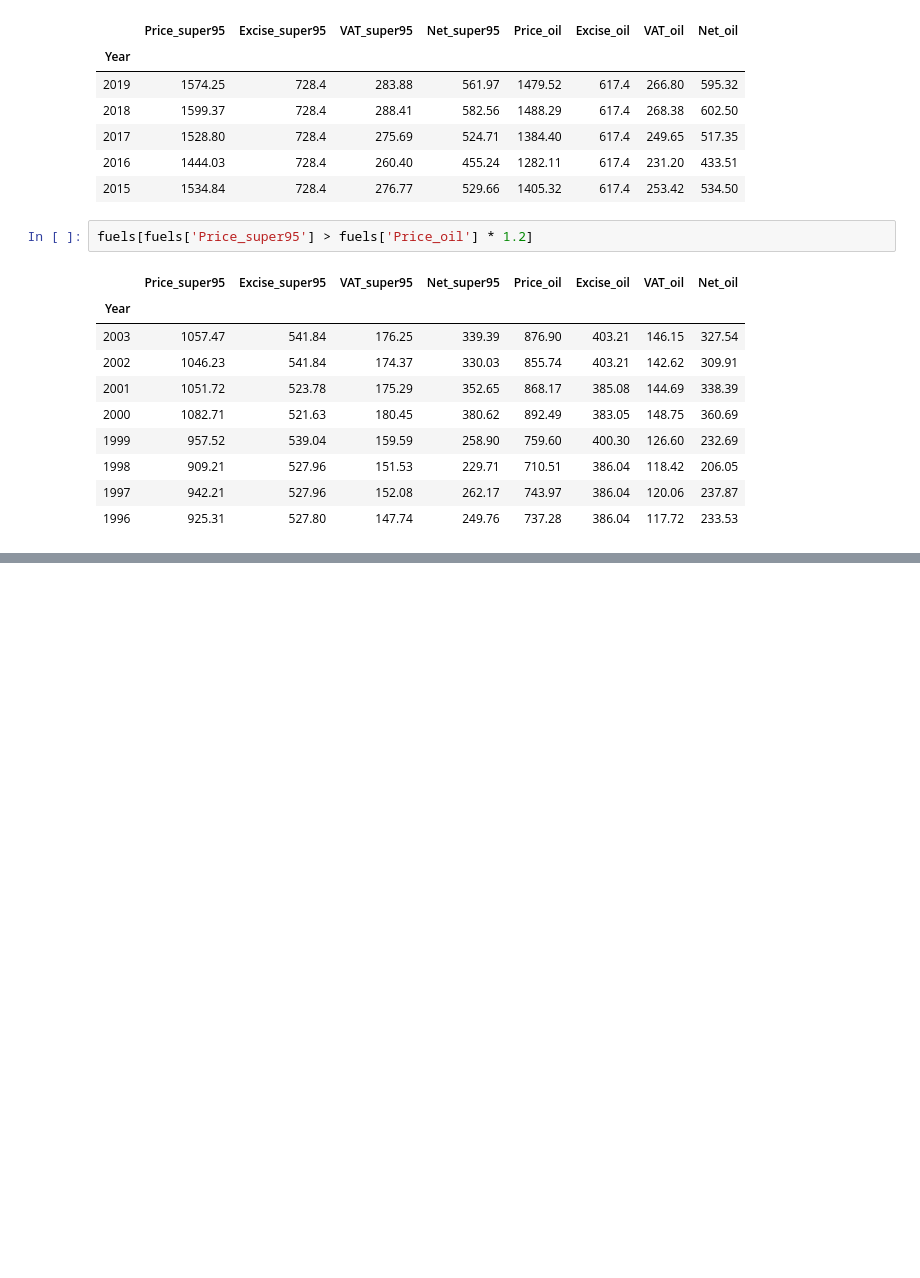
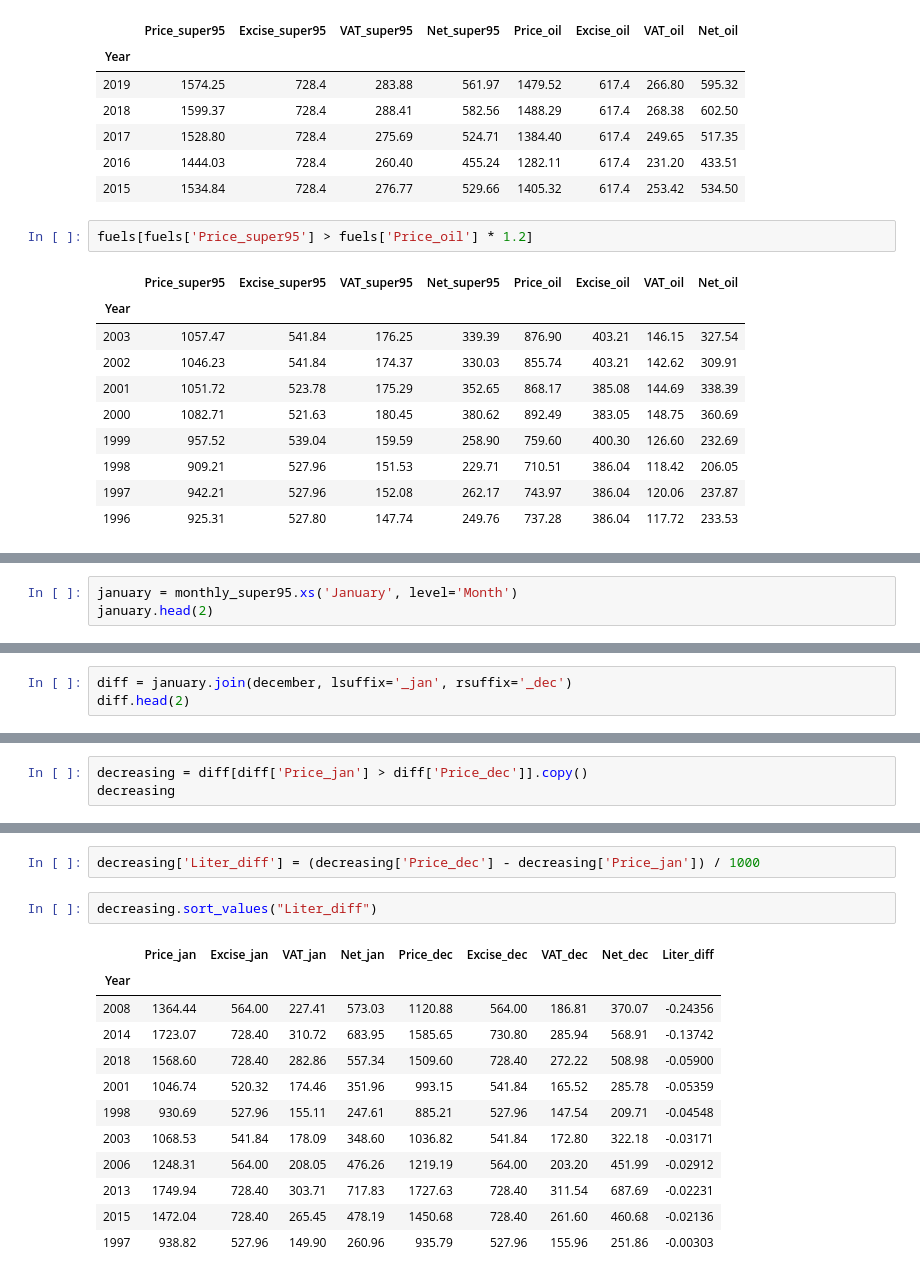
Before and after one commit to enricobacis/enricobacis.github.io, a Jupyter notebook: data/notebooks/03.5-Data Input and Output.ipynb, the cells around one changed output, grey strips where cells are left out. Saved outputs shown, nothing was run; the diff lists cells and outputs as text; blank space fills up the shorter version.

```diff
--- a/data/notebooks/03.5-Data Input and Output.ipynb
+++ b/data/notebooks/03.5-Data Input and Output.ipynb
@@ -230,0 +301,3 @@ fuels[fuels['Price_super95'] > fuels['Price_oil'] * 1.2]
+# %%
+january = monthly_super95.xs('January', level='Month')
+january.head(2)
@@ -230,0 +309,3 @@ fuels[fuels['Price_super95'] > fuels['Price_oil'] * 1.2]
+# %%
+diff = january.join(december, lsuffix='_jan', rsuffix='_dec')
+diff.head(2)
@@ -230,0 +317,3 @@ fuels[fuels['Price_super95'] > fuels['Price_oil'] * 1.2]
+# %%
+decreasing = diff[diff['Price_jan'] > diff['Price_dec']].copy()
+decreasing
@@ -230,0 +333,17 @@ fuels[fuels['Price_super95'] > fuels['Price_oil'] * 1.2]
+# %%
+decreasing['Liter_diff'] = (decreasing['Price_dec'] - decreasing['Price_jan']) / 1000
+# %%
+decreasing.sort_values("Liter_diff")
+# %% [output]
+|  | Price_jan | Excise_jan | VAT_jan | Net_jan | Price_dec | Excise_dec | VAT_dec | Net_dec | Liter_diff |
+| Year |  |  |  |  |  |  |  |  |  |
+| 2008 | 1364.44 | 564.00 | 227.41 | 573.03 | 1120.88 | 564.00 | 186.81 | 370.07 | -0.24356 |
+| 2014 | 1723.07 | 728.40 | 310.72 | 683.95 | 1585.65 | 730.80 | 285.94 | 568.91 | -0.13742 |
+| 2018 | 1568.60 | 728.40 | 282.86 | 557.34 | 1509.60 | 728.40 | 272.22 | 508.98 | -0.05900 |
+| 2001 | 1046.74 | 520.32 | 174.46 | 351.96 | 993.15 | 541.84 | 165.52 | 285.78 | -0.05359 |
+| 1998 | 930.69 | 527.96 | 155.11 | 247.61 | 885.21 | 527.96 | 147.54 | 209.71 | -0.04548 |
+| 2003 | 1068.53 | 541.84 | 178.09 | 348.60 | 1036.82 | 541.84 | 172.80 | 322.18 | -0.03171 |
+| 2006 | 1248.31 | 564.00 | 208.05 | 476.26 | 1219.19 | 564.00 | 203.20 | 451.99 | -0.02912 |
+| 2013 | 1749.94 | 728.40 | 303.71 | 717.83 | 1727.63 | 728.40 | 311.54 | 687.69 | -0.02231 |
+| 2015 | 1472.04 | 728.40 | 265.45 | 478.19 | 1450.68 | 728.40 | 261.60 | 460.68 | -0.02136 |
+| 1997 | 938.82 | 527.96 | 149.90 | 260.96 | 935.79 | 527.96 | 155.96 | 251.86 | -0.00303 |
```
Also changed, not shown: parts of 15 cells of this notebook, 3 other files.
